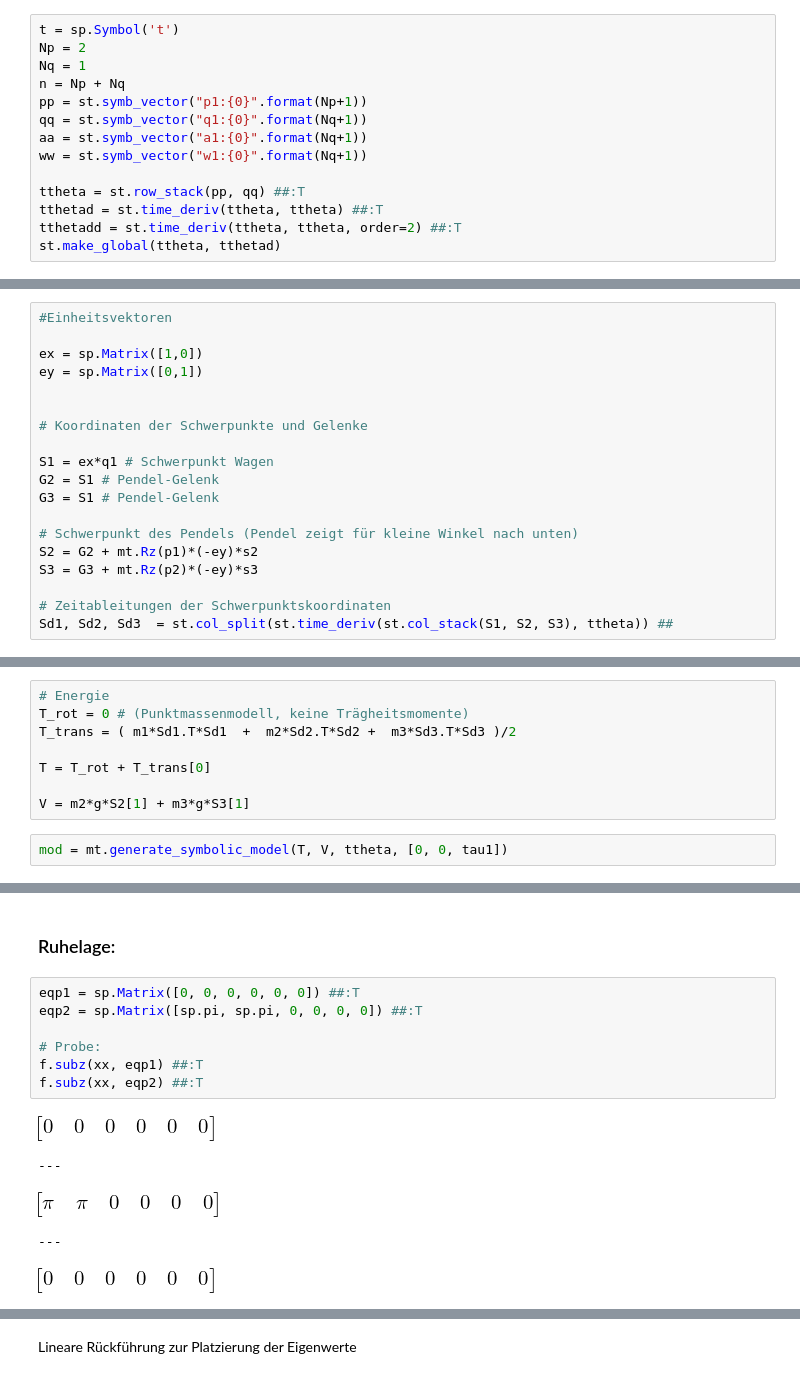
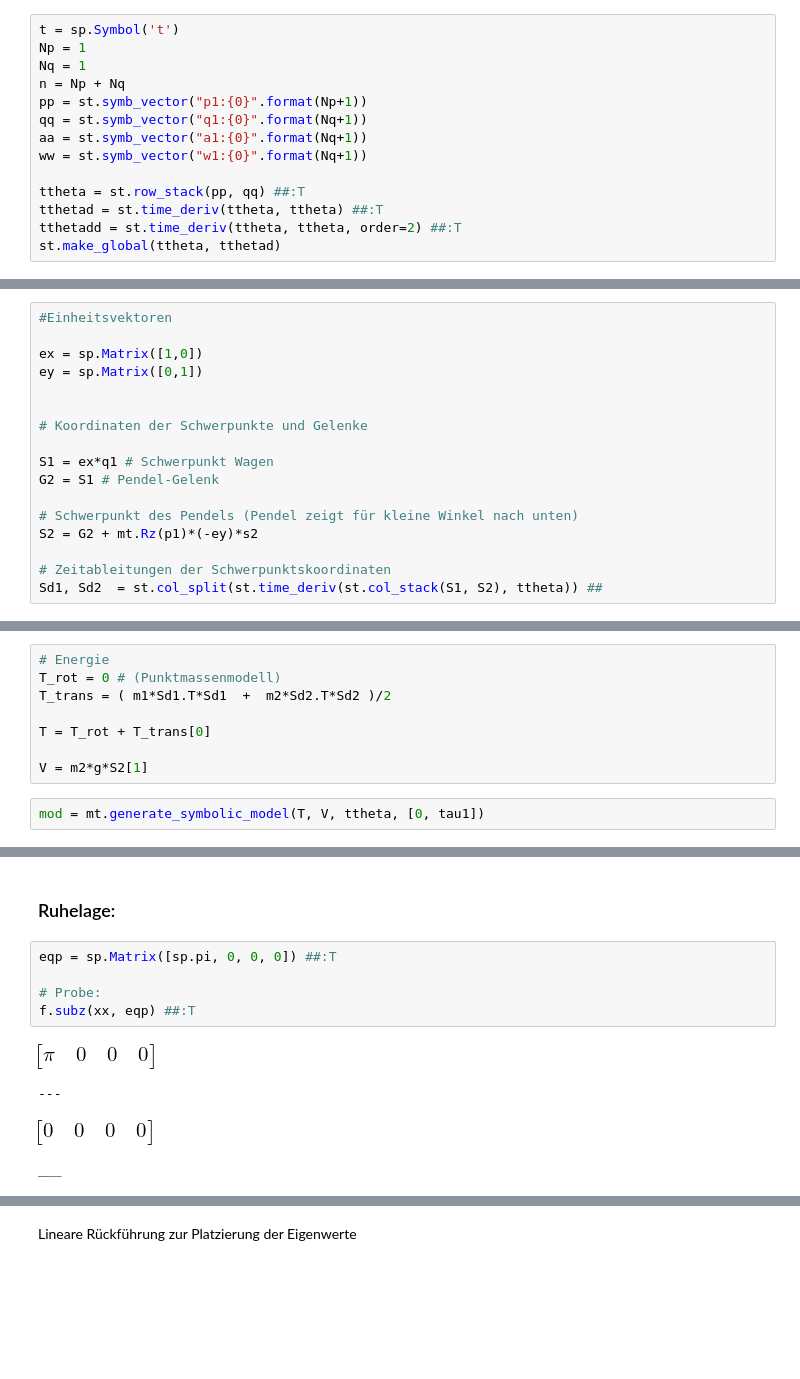
Before and after one commit to cknoll/beispiele, a Jupyter notebook: wagen_pendel_grenzzyklus.ipynb, the cells around one changed output, grey strips where cells are left out. Cells and saved outputs as stored; diff of their text form; blank space fills up the shorter version.

```diff
--- a/wagen_pendel_grenzzyklus.ipynb
+++ b/wagen_pendel_grenzzyklus.ipynb
@@ -46,7 +44,7 @@ import symbtools.noncommutativetools as nct
 printing.init_printing(1)
 # %%
 t = sp.Symbol('t')
-Np = 2
+Np = 1
 Nq = 1
 n = Np + Nq
 pp = st.symb_vector("p1:{0}".format(Np+1))
@@ -83,14 +81,12 @@ ey = sp.Matrix([0,1])
 
 S1 = ex*q1 # Schwerpunkt Wagen
 G2 = S1 # Pendel-Gelenk
-G3 = S1 # Pendel-Gelenk
 
 # Schwerpunkt des Pendels (Pendel zeigt für kleine Winkel nach unten)
 S2 = G2 + mt.Rz(p1)*(-ey)*s2
-S3 = G3 + mt.Rz(p2)*(-ey)*s3
 
 # Zeitableitungen der Schwerpunktskoordinaten
-Sd1, Sd2, Sd3  = st.col_split(st.time_deriv(st.col_stack(S1, S2, S3), ttheta)) ##
+Sd1, Sd2  = st.col_split(st.time_deriv(st.col_stack(S1, S2), ttheta)) ##
 # %% [output]
 [figure]
 [figure]
@@ -98,14 +93,14 @@ Sd1, Sd2, Sd3  = st.col_split(st.time_deriv(st.col_stack(S1, S2, S3), ttheta)) #
 ---
 # %%
 # Energie
-T_rot = 0 # (Punktmassenmodell, keine Trägheitsmomente)
-T_trans = ( m1*Sd1.T*Sd1  +  m2*Sd2.T*Sd2 +  m3*Sd3.T*Sd3 )/2
+T_rot = 0 # (Punktmassenmodell)
+T_trans = ( m1*Sd1.T*Sd1  +  m2*Sd2.T*Sd2 )/2
 
 T = T_rot + T_trans[0]
 
-V = m2*g*S2[1] + m3*g*S3[1]
+V = m2*g*S2[1]
 # %%
-mod = mt.generate_symbolic_model(T, V, ttheta, [0, 0, tau1])
+mod = mt.generate_symbolic_model(T, V, ttheta, [0, tau1])
 # %%
 mod.MM.simplify()
 mod.MM
@@ -130,15 +125,12 @@ g1, = st.col_split(G) ##:
 # %% [markdown]
 ### Ruhelage:
 # %%
-eqp1 = sp.Matrix([0, 0, 0, 0, 0, 0]) ##:T
-eqp2 = sp.Matrix([sp.pi, sp.pi, 0, 0, 0, 0]) ##:T
+eqp = sp.Matrix([sp.pi, 0, 0, 0]) ##:T
 
 # Probe:
-f.subz(xx, eqp1) ##:T
-f.subz(xx, eqp2) ##:T
+f.subz(xx, eqp) ##:T
 # %% [output]
-[figure, old version]
+[figure, new version]
 ---
-[figure, old version]
+[figure, new version]
----
+___
-[figure, removed]
```
Also changed, not shown: parts of 52 cells of this notebook.
